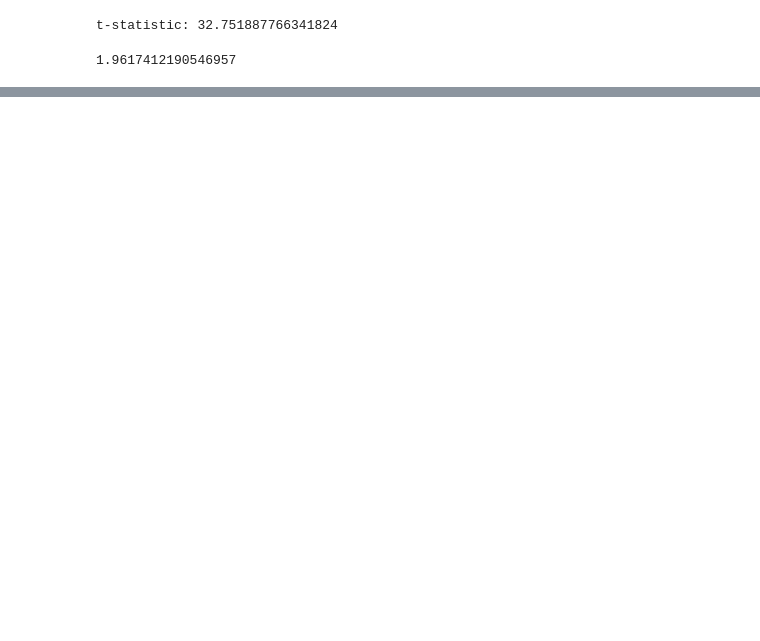
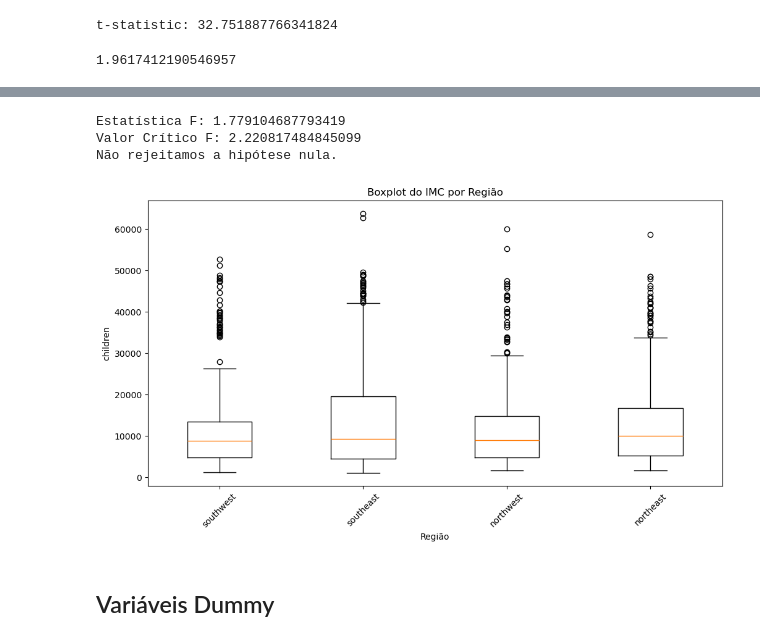
Before and after one commit to gabrieldadcarvalho/neural_network, a Jupyter notebook: projeto/01.ipynb, the cells around one changed output, grey strips where cells are left out. Cells and saved outputs as stored; diff of their text form; code cells hidden in the pictures; blank space fills up the shorter version.

```diff
--- a/projeto/01.ipynb
+++ b/projeto/01.ipynb
@@ -656,0 +643,76 @@ plt.show()
+# %%
+# Dados
+y_c0 = np.array(y[X['children'] == 0])
+y_c1 = np.array(y[X['children'] == 1])
+y_c2 = np.array(y[X['children'] == 2])
+y_c3 = np.array(y[X['children'] == 3])
+y_c4 = np.array(y[X['children'] == 4])
+y_c5 = np.array(y[X['children'] ==  5])
+
+# Cálculo das médias dos grupos
+mean_c0 = np.mean(y_c0)
+mean_c1 = np.mean(y_c1)
+mean_c2 = np.mean(y_c2)
+mean_c3 = np.mean(y_c3)
+mean_c4 = np.mean(y_c4)
+mean_c5 = np.mean(y_c5)
+
+# Concatenação de todas as amostras para calcular a média global
+all_i_r = np.concatenate([y_c0, y_c1, y_c2, y_c3, y_c4, y_c5])
+mean_all = np.mean(all_i_r)
+
+# Número de grupos e total de amostras
+k = 6
+N = len(all_i_r)
+
+# Quadrado Total e Quadrado Dentro dos Grupos
+QG = len(y_se) * (mean_se - mean_all) ** 2 + \
+     len(y_sw) * (mean_sw - mean_all) ** 2 + \
+     len(y_ne) * (mean_ne - mean_all) ** 2 + \
+     len(y_bw) * (mean_bw - mean_all) ** 2
+
+QD = np.sum((y_se - mean_se) ** 2) + \
+     np.sum((y_sw - mean_sw) ** 2) + \
+     np.sum((y_ne - mean_ne) ** 2) + \
+     np.sum((y_bw - mean_bw) ** 2)
+
+# Graus de Liberdade
+df_between = k - 1
+df_within = N - k
+
+# Quadrado Médio Entre Grupos e Dentro dos Grupos
+MS_between = QG / df_between
+MS_within = QD / df_within
+
+# Estatística F
+F = MS_between / MS_within
+
+# Valor Crítico F
+alpha = 0.05
+F_crit = f.ppf(1 - alpha, df_between, df_within)
+
+# Resultados
+print(f"Estatística F: {F}")
+print(f"Valor Crítico F: {F_crit}")
+
+if F > F_crit:
+    print("Rejeitamos a hipótese nula.")
+else:
+    print("Não rejeitamos a hipótese nula.")
+# %% [output]
+Estatística F: 1.779104687793419
+Valor Crítico F: 2.220817484845099
+Não rejeitamos a hipótese nula.
+# %%
+plt.figure(figsize=(12, 6))
+plt.boxplot([y[X['region'] == region]for region in X['region'].unique()],
+            labels=X['region'].unique())
+plt.xlabel('Região')
+plt.ylabel('children')
+plt.title('Boxplot do IMC por Região')
+plt.xticks(rotation=45)
+plt.show()
+# %% [output]
+[figure, added]
+# %% [markdown]
+## Variáveis Dummy
```
Also changed, not shown: parts of 36 cells of this notebook, 1 other file.
